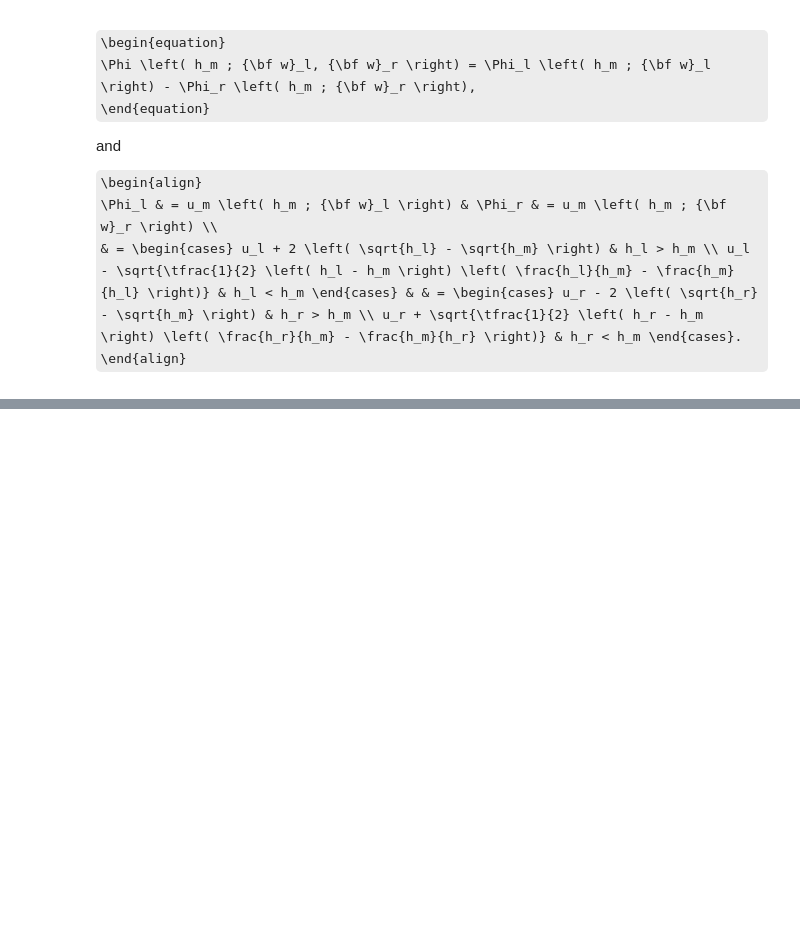
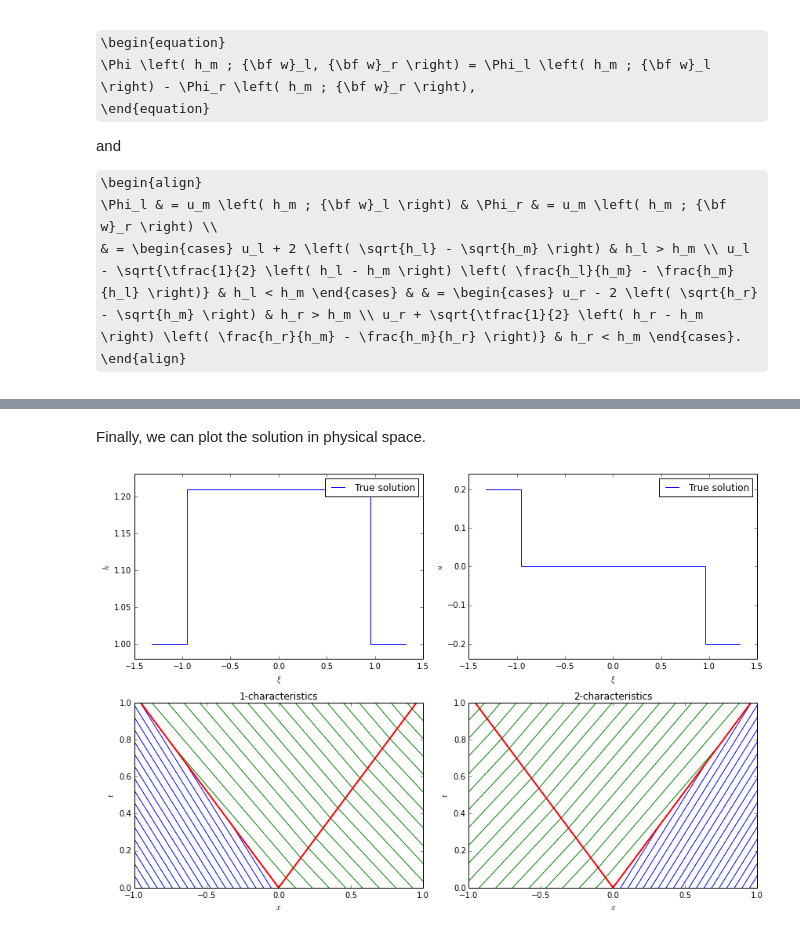
Before and after one commit to IanHawke/RiemannPython, a Jupyter notebook: Lesson_04_Shallow_Water.ipynb, the cells around one changed output, grey strips where cells are left out. Cells and saved outputs as stored; diff of their text form; code cells hidden in the pictures; some formulas as TeX source; blank space fills up the shorter version.

```diff
--- a/Lesson_04_Shallow_Water.ipynb
+++ b/Lesson_04_Shallow_Water.ipynb
@@ -899,0 +1111,2 @@ interactive(plot_sw_Riemann_curves,
+# %% [markdown]
+Finally, we can plot the solution in physical space.
@@ -899,0 +1338,8 @@ interactive(plot_sw_Riemann_curves,
+# %%
+interactive(plot_sw_Riemann_solution,
+            hl = FloatSliderWidget(min = 0.1, max = 10.0, value = 1.0),
+            ul = FloatSliderWidget(min = -1.0, max = 1.0, value = 0.2),
+            hr = FloatSliderWidget(min = 0.1, max = 10.0, value = 1.0),
+            ur = FloatSliderWidget(min = -1.0, max = 1.0, value = -0.2))
+# %% [output]
+[figure, added]
```
Also changed, not shown: parts of 7 cells of this notebook.
